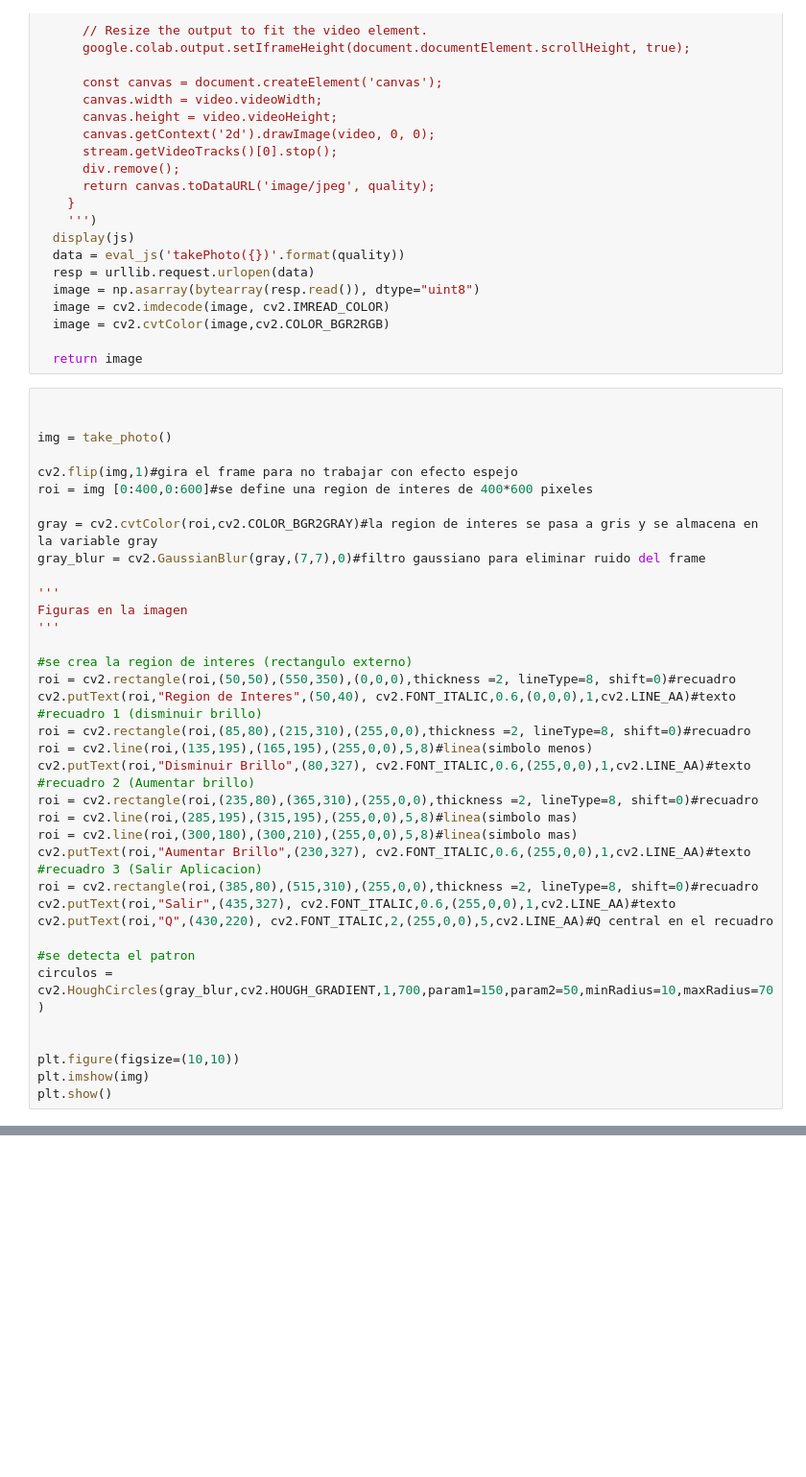
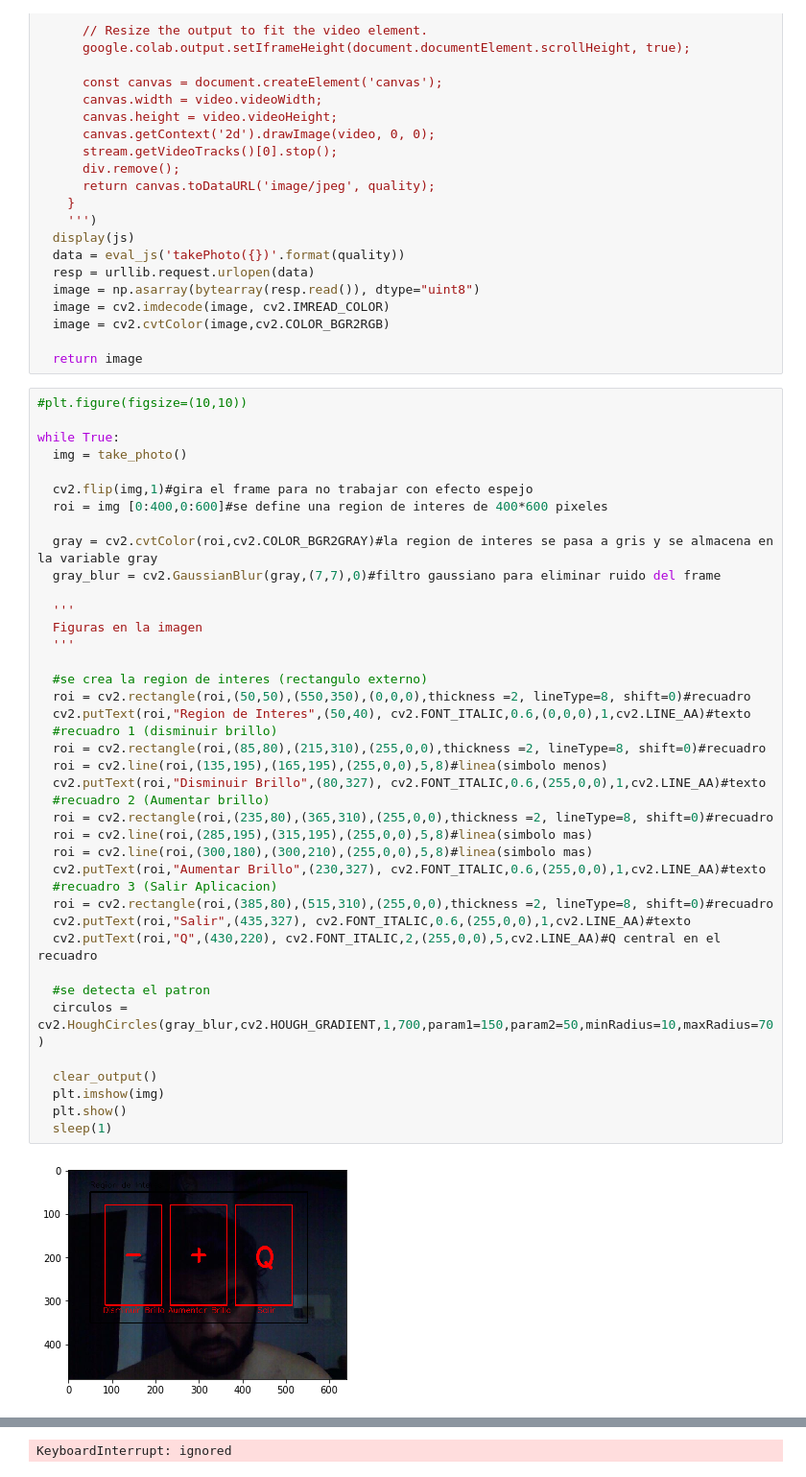
Before and after one commit to waltermayor/DigitalImageProcessing_colab, a Jupyter notebook: Lab2.ipynb, the cells around one changed output, grey strips where cells are left out. Shown at 96% size. Cells and saved outputs as stored; diff of their text form; blank space fills up the shorter version.

```diff
--- a/Lab2.ipynb
+++ b/Lab2.ipynb
@@ -45,43 +47,45 @@ def take_photo(filename='photo.jpg', quality=0.8):
 
   return image
 # %%
+#plt.figure(figsize=(10,10))
 
+while True:
+  img = take_photo()
 
-img = take_photo()
+  cv2.flip(img,1)#gira el frame para no trabajar con efecto espejo
+  roi = img [0:400,0:600]#se define una region de interes de 400*600 pixeles
 
-cv2.flip(img,1)#gira el frame para no trabajar con efecto espejo
-roi = img [0:400,0:600]#se define una region de interes de 400*600 pixeles
+  gray = cv2.cvtColor(roi,cv2.COLOR_BGR2GRAY)#la region de interes se pasa a gris y se almacena en la variable gray
+  gray_blur = cv2.GaussianBlur(gray,(7,7),0)#filtro gaussiano para eliminar ruido del frame
 
-gray = cv2.cvtColor(roi,cv2.COLOR_BGR2GRAY)#la region de interes se pasa a gris y se almacena en la variable gray
-gray_blur = cv2.GaussianBlur(gray,(7,7),0)#filtro gaussiano para eliminar ruido del frame
+  '''
+  Figuras en la imagen
+  '''
 
-'''
-Figuras en la imagen
-'''
+  #se crea la region de interes (rectangulo externo)
+  roi = cv2.rectangle(roi,(50,50),(550,350),(0,0,0),thickness =2, lineType=8, shift=0)#recuadro
+  cv2.putText(roi,"Region de Interes",(50,40), cv2.FONT_ITALIC,0.6,(0,0,0),1,cv2.LINE_AA)#texto
+  #recuadro 1 (disminuir brillo)
+  roi = cv2.rectangle(roi,(85,80),(215,310),(255,0,0),thickness =2, lineType=8, shift=0)#recuadro
+  roi = cv2.line(roi,(135,195),(165,195),(255,0,0),5,8)#linea(simbolo menos)
+  cv2.putText(roi,"Disminuir Brillo",(80,327), cv2.FONT_ITALIC,0.6,(255,0,0),1,cv2.LINE_AA)#texto
+  #recuadro 2 (Aumentar brillo)
+  roi = cv2.rectangle(roi,(235,80),(365,310),(255,0,0),thickness =2, lineType=8, shift=0)#recuadro
+  roi = cv2.line(roi,(285,195),(315,195),(255,0,0),5,8)#linea(simbolo mas)
+  roi = cv2.line(roi,(300,180),(300,210),(255,0,0),5,8)#linea(simbolo mas)
+  cv2.putText(roi,"Aumentar Brillo",(230,327), cv2.FONT_ITALIC,0.6,(255,0,0),1,cv2.LINE_AA)#texto
+  #recuadro 3 (Salir Aplicacion)
+  roi = cv2.rectangle(roi,(385,80),(515,310),(255,0,0),thickness =2, lineType=8, shift=0)#recuadro
+  cv2.putText(roi,"Salir",(435,327), cv2.FONT_ITALIC,0.6,(255,0,0),1,cv2.LINE_AA)#texto
+  cv2.putText(roi,"Q",(430,220), cv2.FONT_ITALIC,2,(255,0,0),5,cv2.LINE_AA)#Q central en el recuadro
 
-#se crea la region de interes (rectangulo externo)
-roi = cv2.rectangle(roi,(50,50),(550,350),(0,0,0),thickness =2, lineType=8, shift=0)#recuadro
-cv2.putText(roi,"Region de Interes",(50,40), cv2.FONT_ITALIC,0.6,(0,0,0),1,cv2.LINE_AA)#texto
-#recuadro 1 (disminuir brillo)
-roi = cv2.rectangle(roi,(85,80),(215,310),(255,0,0),thickness =2, lineType=8, shift=0)#recuadro
-roi = cv2.line(roi,(135,195),(165,195),(255,0,0),5,8)#linea(simbolo menos)
-cv2.putText(roi,"Disminuir Brillo",(80,327), cv2.FONT_ITALIC,0.6,(255,0,0),1,cv2.LINE_AA)#texto
-#recuadro 2 (Aumentar brillo)
-roi = cv2.rectangle(roi,(235,80),(365,310),(255,0,0),thickness =2, lineType=8, shift=0)#recuadro
-roi = cv2.line(roi,(285,195),(315,195),(255,0,0),5,8)#linea(simbolo mas)
-roi = cv2.line(roi,(300,180),(300,210),(255,0,0),5,8)#linea(simbolo mas)
-cv2.putText(roi,"Aumentar Brillo",(230,327), cv2.FONT_ITALIC,0.6,(255,0,0),1,cv2.LINE_AA)#texto
-#recuadro 3 (Salir Aplicacion)
-roi = cv2.rectangle(roi,(385,80),(515,310),(255,0,0),thickness =2, lineType=8, shift=0)#recuadro
-cv2.putText(roi,"Salir",(435,327), cv2.FONT_ITALIC,0.6,(255,0,0),1,cv2.LINE_AA)#texto
-cv2.putText(roi,"Q",(430,220), cv2.FONT_ITALIC,2,(255,0,0),5,cv2.LINE_AA)#Q central en el recuadro
+  #se detecta el patron
+  circulos = cv2.HoughCircles(gray_blur,cv2.HOUGH_GRADIENT,1,700,param1=150,param2=50,minRadius=10,maxRadius=70)
 
-#se detecta el patron
-circulos = cv2.HoughCircles(gray_blur,cv2.HOUGH_GRADIENT,1,700,param1=150,param2=50,minRadius=10,maxRadius=70)
-
-
-plt.figure(figsize=(10,10))
-plt.imshow(img)
-plt.show()
+  clear_output()
+  plt.imshow(img)
+  plt.show()
+  sleep(1)
 # %% [output]
+[figure, new version]
 [interactive output not drawn]
@@ -88,0 +92 @@ plt.show()
+KeyboardInterrupt: ignored
```
Also changed, not shown: parts of 2 cells of this notebook.
